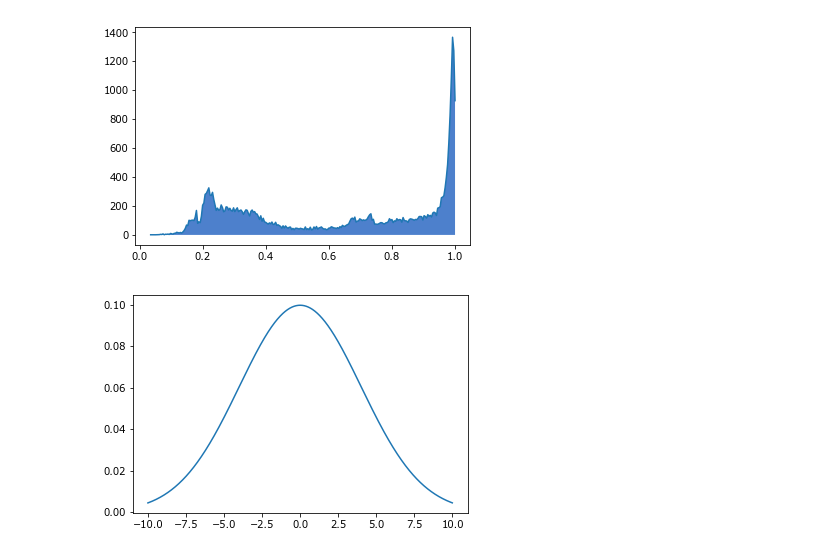
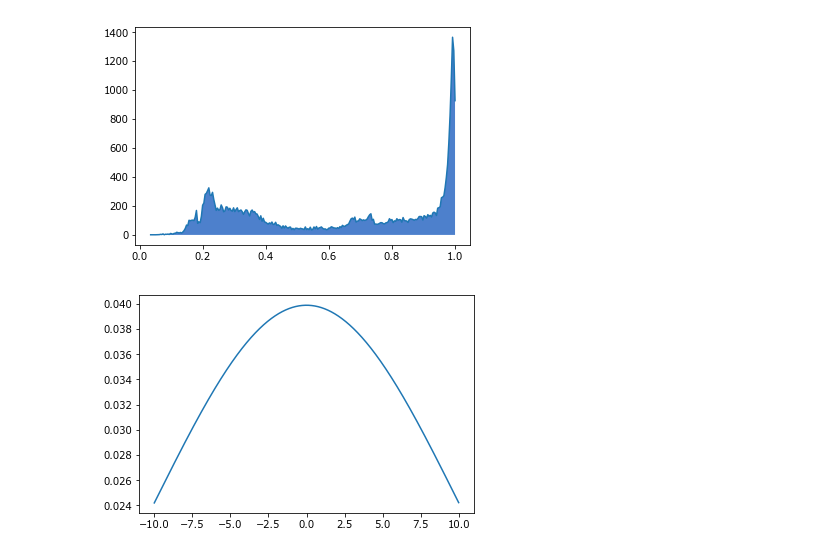
Before and after one commit to yexxyy/jupyter_notebook, a Jupyter notebook: 工具学习/matplotlib.ipynb, the cells around one changed output. Drawn from its saved outputs; the diff is of its cells as text; code cells hidden in the pictures.

```diff
--- a/工具学习/matplotlib.ipynb
+++ b/工具学习/matplotlib.ipynb
@@ -113,18 +97,21 @@ plt.show()
 # %%
 #高斯模糊
 #http://accu.cc/content/pil/spatial_filter_gaussian_blur/
 import math
+#模糊半径
+r=20
 
-def gaussian_dis(r):
-    sigma=4
+
+def gaussian_dis(r,sigma):
+    sigma=sigma
     return 1 / math.sqrt((2 * math.pi * sigma ** 2))* math.exp((-r**2) / (2 * sigma ** 2))
 
 
 t = np.arange(-10.0, 10.0, 0.01)
-s = np.array([gaussian_dis(x) for x in t])
+s = np.array([gaussian_dis(x,r*0.5) for x in t])
 fig, ax = plt.subplots()
 ax.plot(t, s)
 plt.show()
 # %% [output]
-[figure, old version]
+[figure, new version]
 # %%
```
Also changed, not shown: parts of 6 cells of this notebook, 2 other files.
